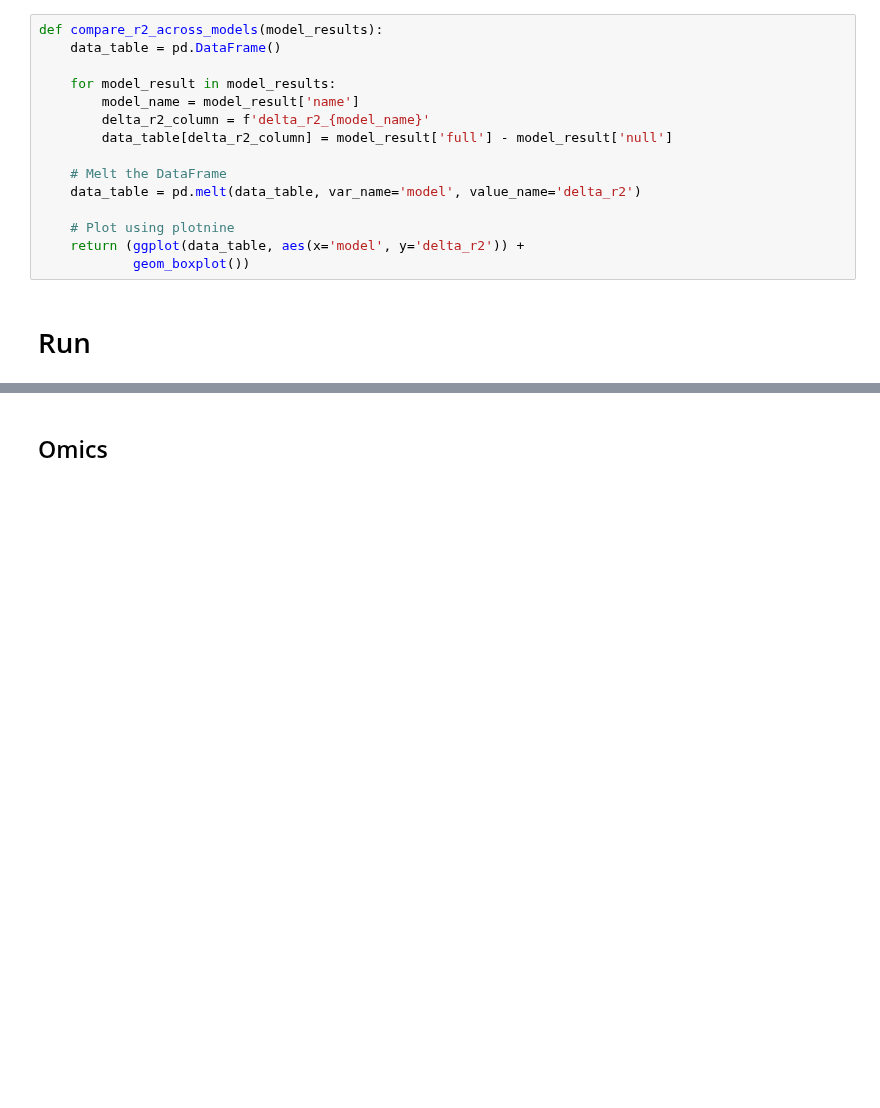
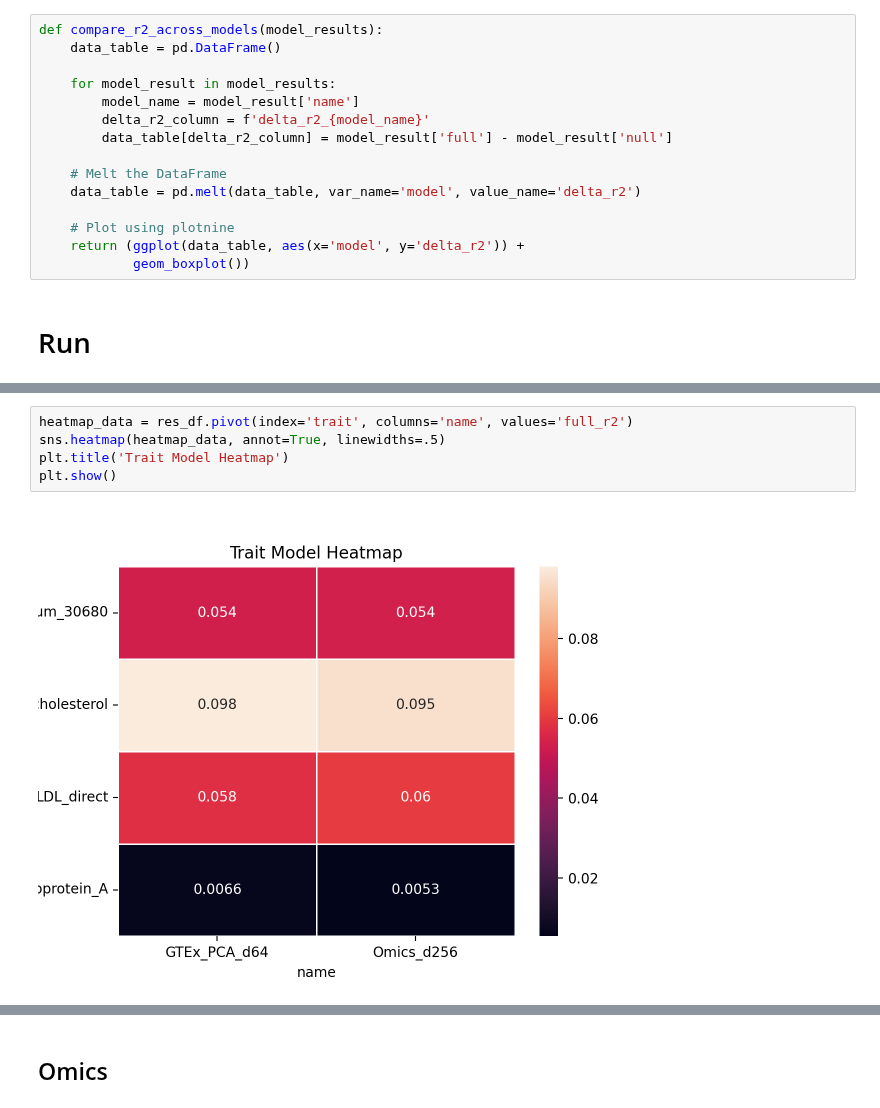
Before and after one commit to niklasbuehler/functional-gene-embeddings, a Jupyter notebook: notebooks/Evaluation.ipynb, the cells around one changed output, grey strips where cells are left out. Drawn from its saved outputs; the diff is of its cells as text; blank space fills up the shorter version.

```diff
--- a/notebooks/Evaluation.ipynb
+++ b/notebooks/Evaluation.ipynb
@@ -324,3 +388,10 @@ Overall R2: 0.09806421815668075
+# %%
+heatmap_data = res_df.pivot(index='trait', columns='name', values='full_r2')
+sns.heatmap(heatmap_data, annot=True, linewidths=.5)
+plt.title('Trait Model Heatmap')
+plt.show()
+# %% [output]
+[figure, added]
 # %%
 compare_r2_across_models(results)
 # %% [output]
```
Also changed, not shown: parts of 21 cells of this notebook.
